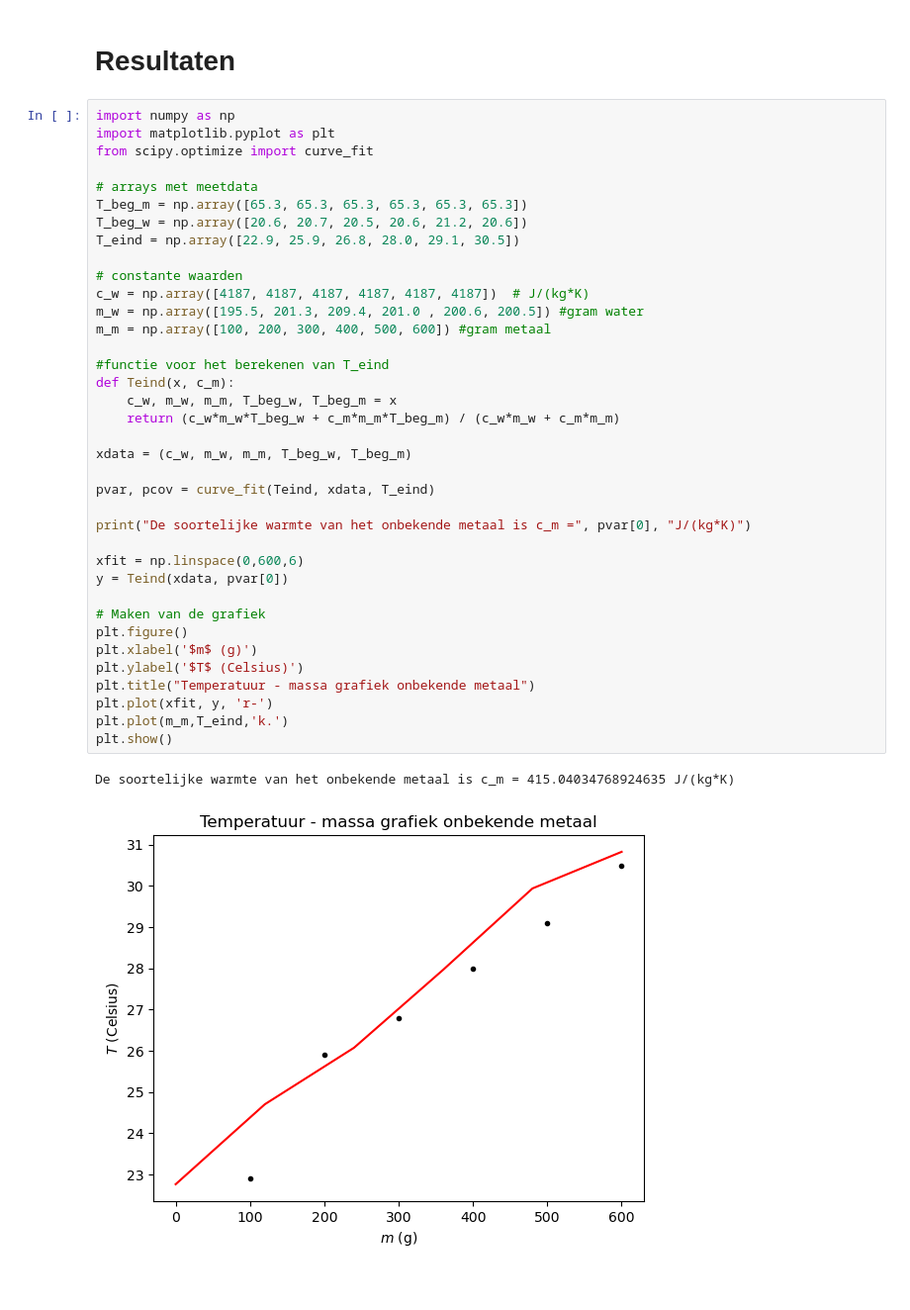
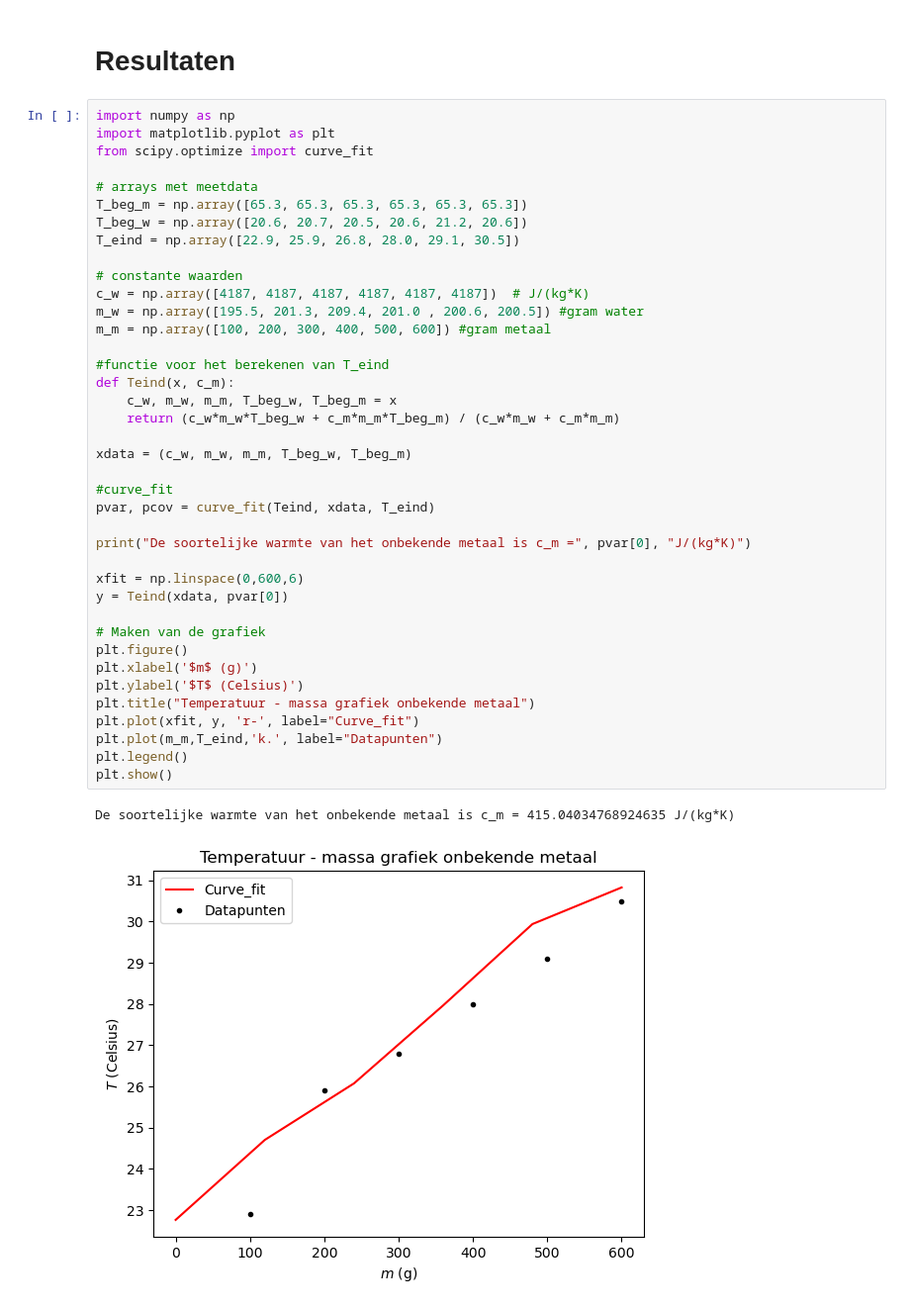
Before and after one commit to Monjano/Monjano-Schebal-IP2, a Jupyter notebook: Warmtecapaciteit.ipynb, the cells around one changed output. Shown at 99% size. Cells and saved outputs as stored; diff of their text form.

```diff
--- a/Warmtecapaciteit.ipynb
+++ b/Warmtecapaciteit.ipynb
@@ -78,33 +78,35 @@ T_beg_m = np.array([65.3, 65.3, 65.3, 65.3, 65.3, 65.3])
 T_beg_w = np.array([20.6, 20.7, 20.5, 20.6, 21.2, 20.6])
 T_eind = np.array([22.9, 25.9, 26.8, 28.0, 29.1, 30.5])
 
 # constante waarden
 c_w = np.array([4187, 4187, 4187, 4187, 4187, 4187])  # J/(kg*K)
 m_w = np.array([195.5, 201.3, 209.4, 201.0 , 200.6, 200.5]) #gram water
 m_m = np.array([100, 200, 300, 400, 500, 600]) #gram metaal
 
 #functie voor het berekenen van T_eind
 def Teind(x, c_m):
     c_w, m_w, m_m, T_beg_w, T_beg_m = x
     return (c_w*m_w*T_beg_w + c_m*m_m*T_beg_m) / (c_w*m_w + c_m*m_m)
 
 xdata = (c_w, m_w, m_m, T_beg_w, T_beg_m)
 
+#curve_fit
 pvar, pcov = curve_fit(Teind, xdata, T_eind)
 
 print("De soortelijke warmte van het onbekende metaal is c_m =", pvar[0], "J/(kg*K)")
 
 xfit = np.linspace(0,600,6)
 y = Teind(xdata, pvar[0])
 
 # Maken van de grafiek
 plt.figure()
 plt.xlabel('$m$ (g)')
 plt.ylabel('$T$ (Celsius)')
 plt.title("Temperatuur - massa grafiek onbekende metaal")
-plt.plot(xfit, y, 'r-')
-plt.plot(m_m,T_eind,'k.')
+plt.plot(xfit, y, 'r-', label="Curve_fit")
+plt.plot(m_m,T_eind,'k.', label="Datapunten")
+plt.legend()
 plt.show()
 # %% [output]
 De soortelijke warmte van het onbekende metaal is c_m = 415.04034768924635 J/(kg*K)
-[figure, old version]
+[figure, new version]
```
Also changed, not shown: parts of 3 cells of this notebook.
